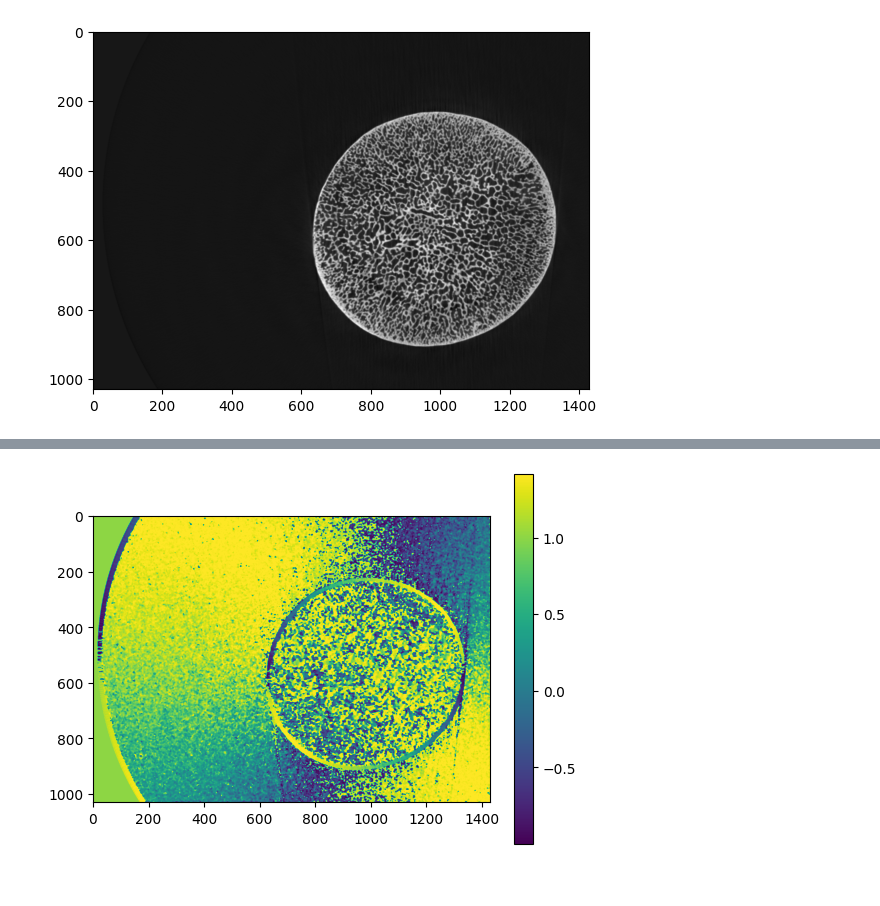
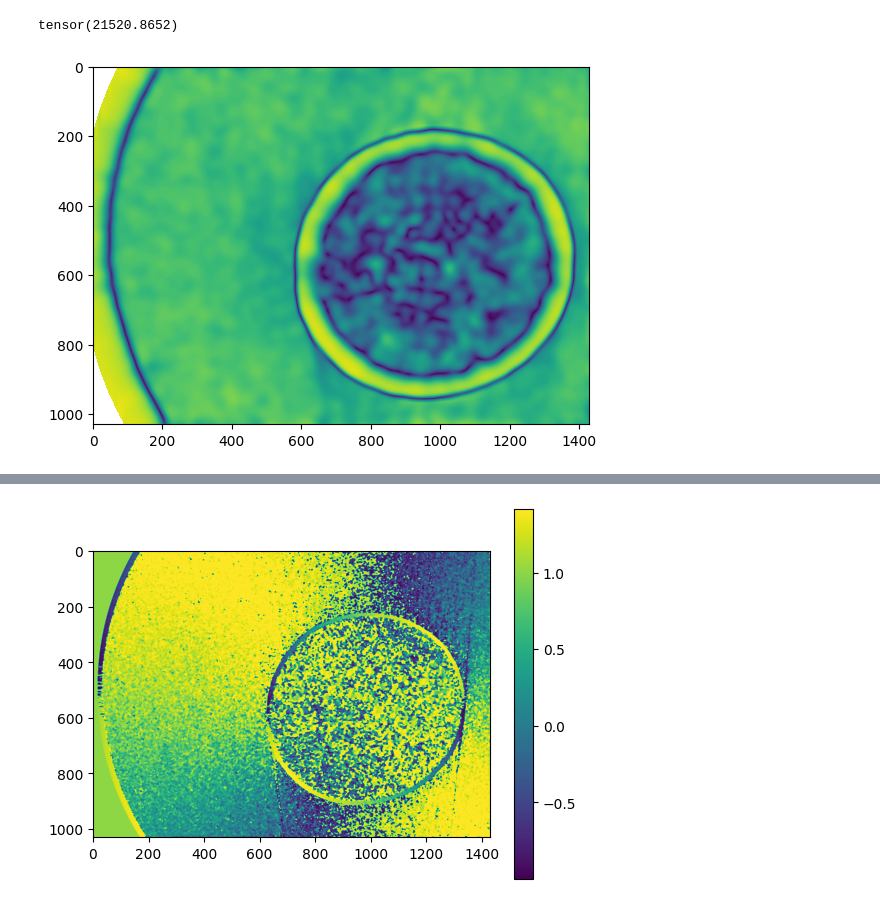
Before and after one commit to SebastianBitsch/SRGAN-ST, a Jupyter notebook: data-exploration/structure_tensor.ipynb, the cells around one changed output, grey strips where cells are left out. Drawn from its saved outputs; the diff is of its cells as text; code cells hidden in the pictures.

Commit message:
added gram_matrix computation etc.

```diff
--- a/data-exploration/structure_tensor.ipynb
+++ b/data-exploration/structure_tensor.ipynb
@@ -10,5 +34,9 @@ im = skimage.io.imread("airplane/femur.png", as_gray=True)
+# %%
+linalg.matrix_norm(Tensor(S_xx) - Tensor(S_yy), ord=2)
+# %% [output]
+tensor(21520.8652)
 # %%
-plt.imshow(im, cmap="gray")
+plt.imshow(anisotropy)
 plt.show()
 # %% [output]
-[figure, old version]
+[figure, new version]
```
Also changed, not shown: parts of 9 cells of this notebook, 3 other files.
